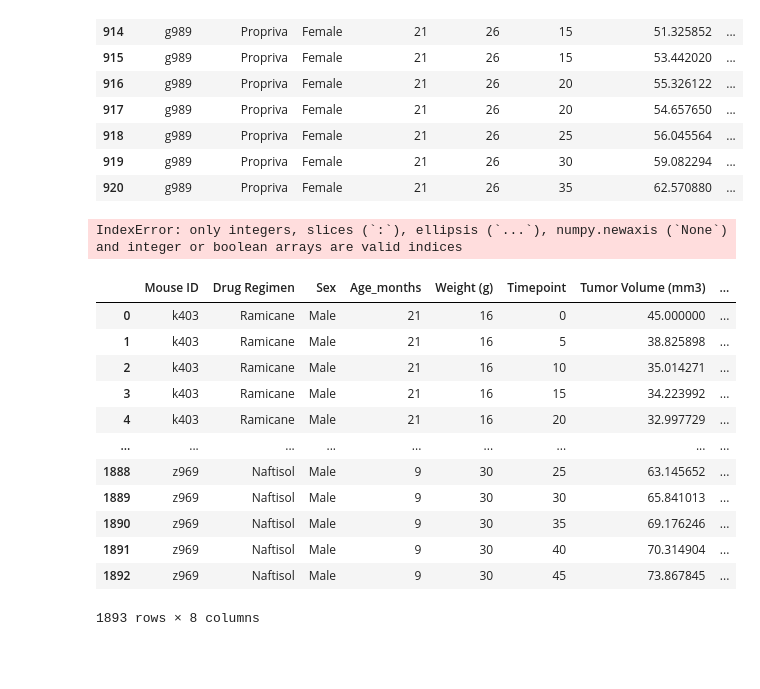
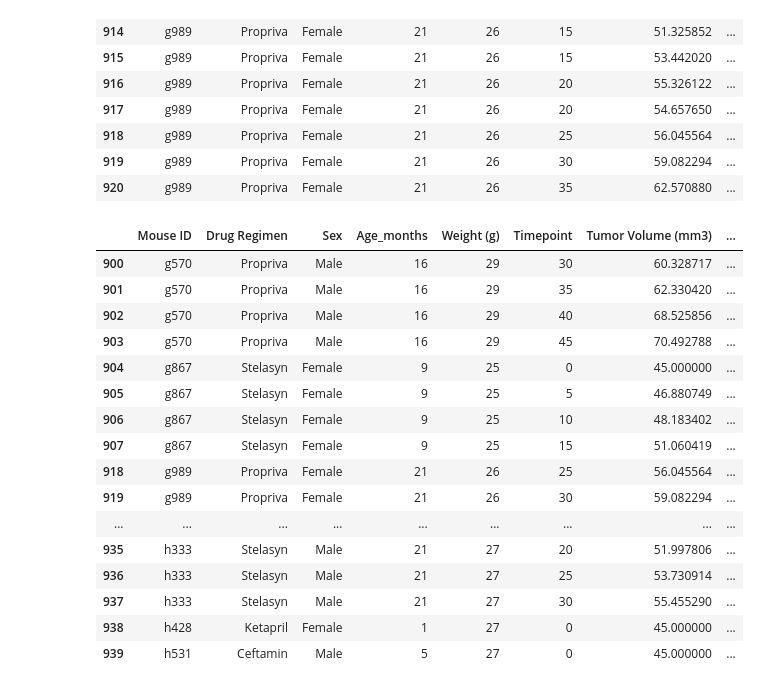
Before and after one commit to codere109/matplotlib, a Jupyter notebook: Pymaceuticals HW.ipynb, the cells around one changed output. Saved outputs shown, nothing was run; the diff lists cells and outputs as text; code cells hidden in the pictures; blank space fills up the shorter version.

```diff
--- a/Pymaceuticals HW.ipynb
+++ b/Pymaceuticals HW.ipynb
@@ -55,25 +71,27 @@ dupl_df
 | 918 | g989 | Propriva | Female | 21 | 26 | 25 | 56.045564 | ... |
 | 919 | g989 | Propriva | Female | 21 | 26 | 30 | 59.082294 | ... |
 | 920 | g989 | Propriva | Female | 21 | 26 | 35 | 62.570880 | ... |
-# %%
-duple_mice_true = dupl_df.index[dupl_df]
-duple_mice_true
-# %% [output]
-IndexError: only integers, slices (`:`), ellipsis (`...`), numpy.newaxis (`None`) and integer or boolean arrays are valid indices
 # %%
-#create df with a dropped mouse id
-dropped_mouse_df = comb_data_df.drop
+#create clean df with a dropped mouse id
+clean_df = comb_data_df.drop_duplicates(subset=['Mouse ID', 'Timepoint'], keep=False)
+
+
+clean_df.iloc[900:930]
 # %% [output]
 |  | Mouse ID | Drug Regimen | Sex | Age_months | Weight (g) | Timepoint | Tumor Volume (mm3) | ... |
-| 0 | k403 | Ramicane | Male | 21 | 16 | 0 | 45.000000 | ... |
-| 1 | k403 | Ramicane | Male | 21 | 16 | 5 | 38.825898 | ... |
-| 2 | k403 | Ramicane | Male | 21 | 16 | 10 | 35.014271 | ... |
-| 3 | k403 | Ramicane | Male | 21 | 16 | 15 | 34.223992 | ... |
-| 4 | k403 | Ramicane | Male | 21 | 16 | 20 | 32.997729 | ... |
+| 900 | g570 | Propriva | Male | 16 | 29 | 30 | 60.328717 | ... |
+| 901 | g570 | Propriva | Male | 16 | 29 | 35 | 62.330420 | ... |
+| 902 | g570 | Propriva | Male | 16 | 29 | 40 | 68.525856 | ... |
+| 903 | g570 | Propriva | Male | 16 | 29 | 45 | 70.492788 | ... |
+| 904 | g867 | Stelasyn | Female | 9 | 25 | 0 | 45.000000 | ... |
+| 905 | g867 | Stelasyn | Female | 9 | 25 | 5 | 46.880749 | ... |
+| 906 | g867 | Stelasyn | Female | 9 | 25 | 10 | 48.183402 | ... |
+| 907 | g867 | Stelasyn | Female | 9 | 25 | 15 | 51.060419 | ... |
+| 918 | g989 | Propriva | Female | 21 | 26 | 25 | 56.045564 | ... |
+| 919 | g989 | Propriva | Female | 21 | 26 | 30 | 59.082294 | ... |
 | ... | ... | ... | ... | ... | ... | ... | ... | ... |
-| 1888 | z969 | Naftisol | Male | 9 | 30 | 25 | 63.145652 | ... |
-| 1889 | z969 | Naftisol | Male | 9 | 30 | 30 | 65.841013 | ... |
-| 1890 | z969 | Naftisol | Male | 9 | 30 | 35 | 69.176246 | ... |
-| 1891 | z969 | Naftisol | Male | 9 | 30 | 40 | 70.314904 | ... |
-| 1892 | z969 | Naftisol | Male | 9 | 30 | 45 | 73.867845 | ... |
+| 935 | h333 | Stelasyn | Male | 21 | 27 | 20 | 51.997806 | ... |
+| 936 | h333 | Stelasyn | Male | 21 | 27 | 25 | 53.730914 | ... |
+| 937 | h333 | Stelasyn | Male | 21 | 27 | 30 | 55.455290 | ... |
+| 938 | h428 | Ketapril | Female | 1 | 27 | 0 | 45.000000 | ... |
+| 939 | h531 | Ceftamin | Male | 5 | 27 | 0 | 45.000000 | ... |
-1893 rows × 8 columns
```
Also changed, not shown: parts of 41 cells of this notebook.
